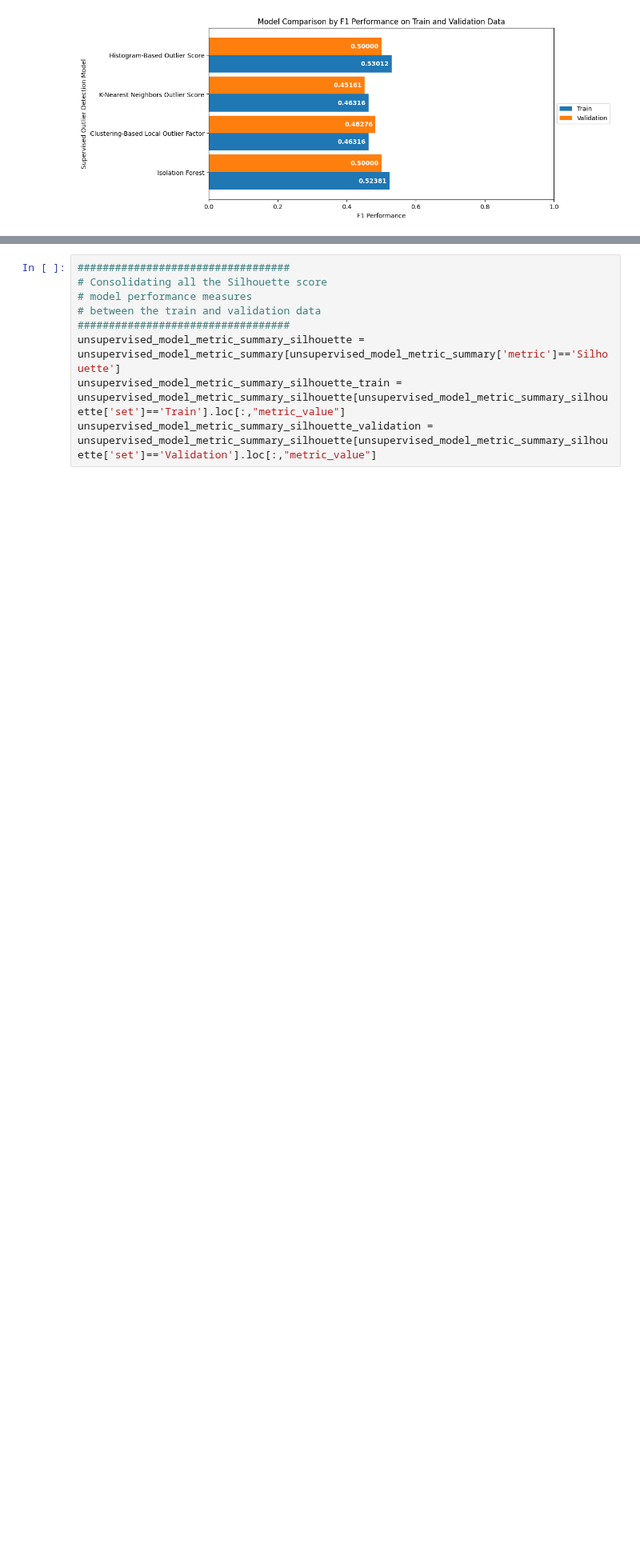
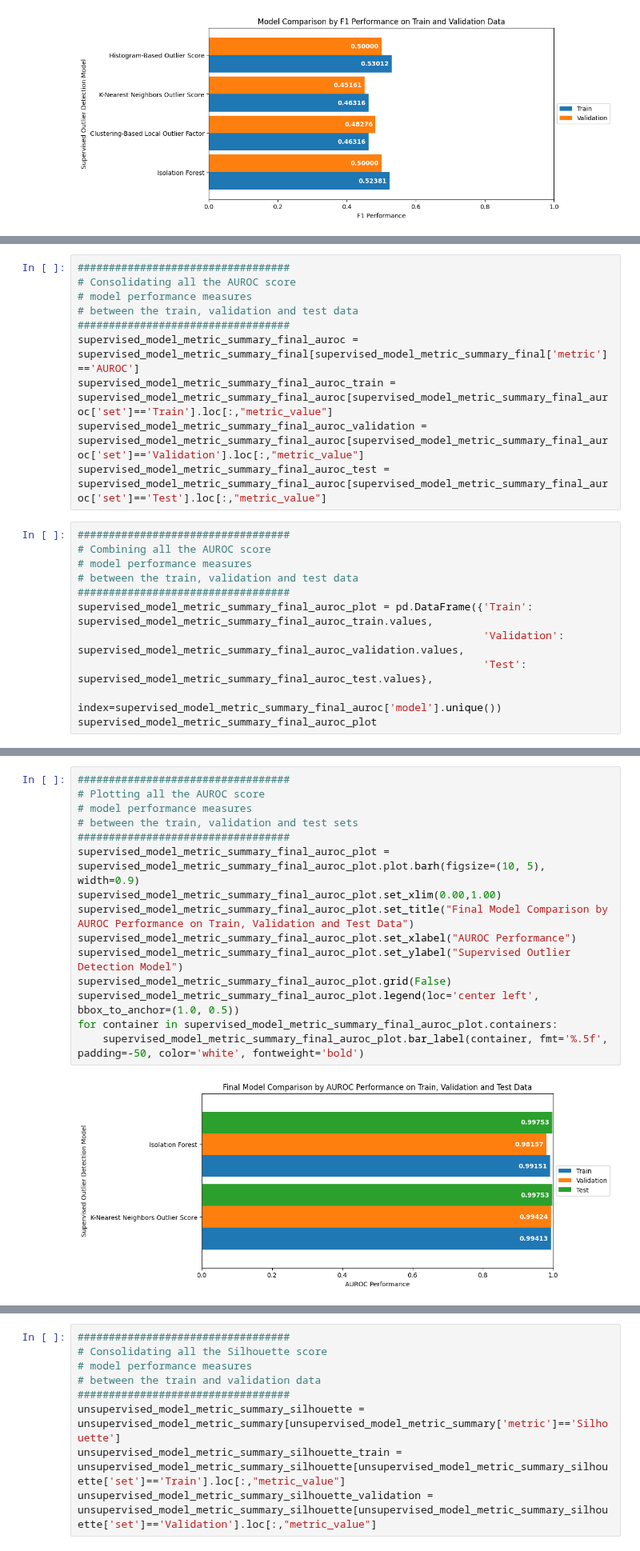
Before and after one commit to JohnPaulinePineda/Portfolio_Project_61, a Jupyter notebook: codes/DetectingAndEvaluatingAnomaliesInCategoricalDataUnderSupervisedAndUnsupervisedSettings.ipynb, the cells around one changed output, grey strips where cells are left out. Shown at 80% size. Cells and saved outputs as stored; diff of their text form; blank space fills up the shorter version.

```diff
--- a/codes/DetectingAndEvaluatingAnomaliesInCategoricalDataUnderSupervisedAndUnsupervisedSettings.ipynb
+++ b/codes/DetectingAndEvaluatingAnomaliesInCategoricalDataUnderSupervisedAndUnsupervisedSettings.ipynb
@@ -3274,0 +3388,21 @@ for container in supervised_model_metric_summary_f1_plot.containers:
+# %%
+##################################
+# Consolidating all the AUROC score
+# model performance measures
+# between the train, validation and test data
+##################################
+supervised_model_metric_summary_final_auroc = supervised_model_metric_summary_final[supervised_model_metric_summary_final['metric']=='AUROC']
+supervised_model_metric_summary_final_auroc_train = supervised_model_metric_summary_final_auroc[supervised_model_metric_summary_final_auroc['set']=='Train'].loc[:,"metric_value"]
+supervised_model_metric_summary_final_auroc_validation = supervised_model_metric_summary_final_auroc[supervised_model_metric_summary_final_auroc['set']=='Validation'].loc[:,"metric_value"]
+supervised_model_metric_summary_final_auroc_test = supervised_model_metric_summary_final_auroc[supervised_model_metric_summary_final_auroc['set']=='Test'].loc[:,"metric_value"]
+# %%
+##################################
+# Combining all the AUROC score
+# model performance measures
+# between the train, validation and test data
+##################################
+supervised_model_metric_summary_final_auroc_plot = pd.DataFrame({'Train': supervised_model_metric_summary_final_auroc_train.values,
+                                                                 'Validation': supervised_model_metric_summary_final_auroc_validation.values,
+                                                                 'Test': supervised_model_metric_summary_final_auroc_test.values},
+                                                                 index=supervised_model_metric_summary_final_auroc['model'].unique())
+supervised_model_metric_summary_final_auroc_plot
@@ -3275,3 +3413,20 @@ for container in supervised_model_metric_summary_f1_plot.containers:
+# %%
+##################################
+# Plotting all the AUROC score
+# model performance measures
+# between the train, validation and test sets
+##################################
+supervised_model_metric_summary_final_auroc_plot = supervised_model_metric_summary_final_auroc_plot.plot.barh(figsize=(10, 5), width=0.9)
+supervised_model_metric_summary_final_auroc_plot.set_xlim(0.00,1.00)
+supervised_model_metric_summary_final_auroc_plot.set_title("Final Model Comparison by AUROC Performance on Train, Validation and Test Data")
+supervised_model_metric_summary_final_auroc_plot.set_xlabel("AUROC Performance")
+supervised_model_metric_summary_final_auroc_plot.set_ylabel("Supervised Outlier Detection Model")
+supervised_model_metric_summary_final_auroc_plot.grid(False)
+supervised_model_metric_summary_final_auroc_plot.legend(loc='center left', bbox_to_anchor=(1.0, 0.5))
+for container in supervised_model_metric_summary_final_auroc_plot.containers:
+    supervised_model_metric_summary_final_auroc_plot.bar_label(container, fmt='%.5f', padding=-50, color='white', fontweight='bold')
+# %% [output]
+[figure, added]
 # %%
 ##################################
 # Consolidating all the performance measures
```
Also changed, not shown: parts of 29 cells of this notebook, 1 other file.
